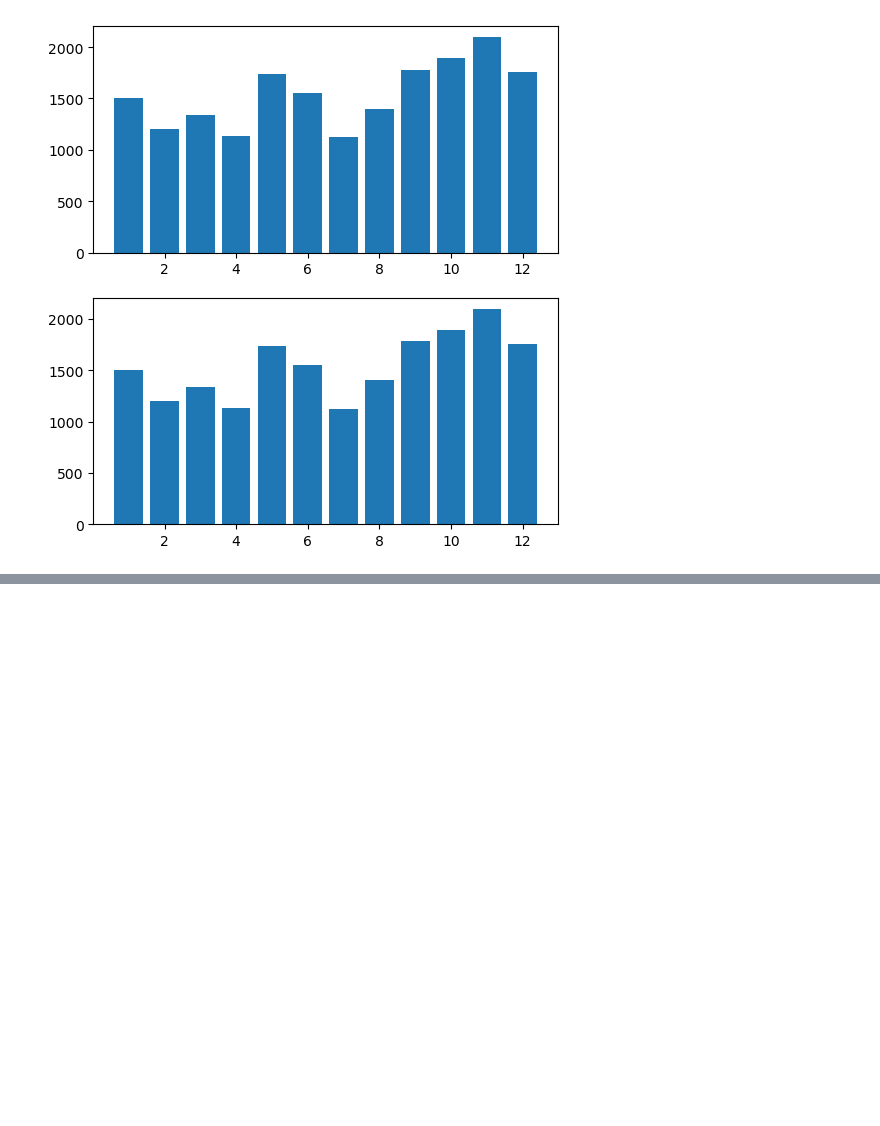
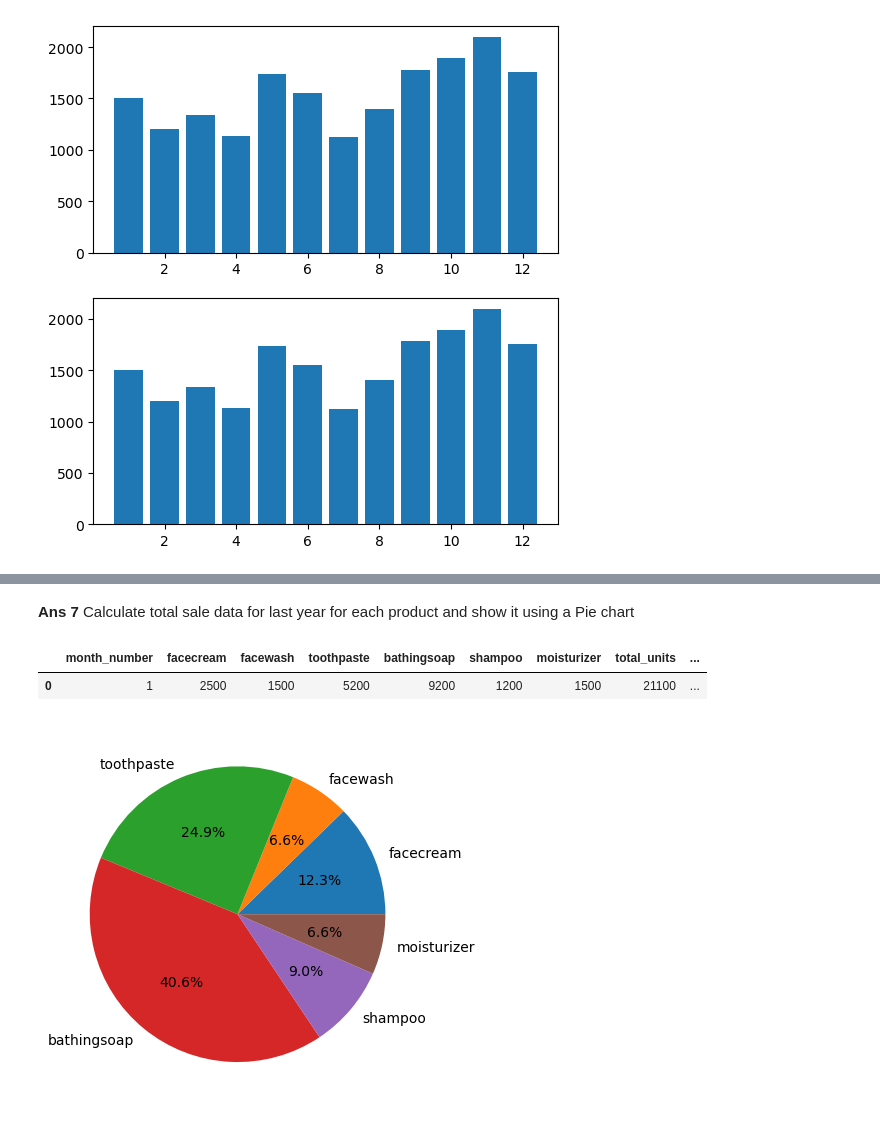
Before and after one commit to tusharshukla34/Advance-Python, a Jupyter notebook: Matplot Practice Question/Untitled.ipynb, the cells around one changed output, grey strips where cells are left out. Saved outputs shown, nothing was run; the diff lists cells and outputs as text; code cells hidden in the pictures; blank space fills up the shorter version.

```diff
--- a/Matplot Practice Question/Untitled.ipynb
+++ b/Matplot Practice Question/Untitled.ipynb
@@ -88,0 +105,15 @@ plt.savefig("Ans 4.jpg")
+# %% [markdown]
+**Ans 7** Calculate total sale data for last year
+for each product and show it using a Pie chart
+# %%
+df.head(1)
+# %% [output]
+|  | month_number | facecream | facewash | toothpaste | bathingsoap | shampoo | moisturizer | total_units | ... |
+| 0 | 1 | 2500 | 1500 | 5200 | 9200 | 1200 | 1500 | 21100 | ... |
+# %%
+sale = df.iloc[:,1:-2]
+year = sale.sum()
+plt.pie(year,labels=year.index,autopct='%0.1f%%')
+plt.show()
+# %% [output]
+[figure, added]
```
Also changed, not shown: parts of 7 cells of this notebook.
